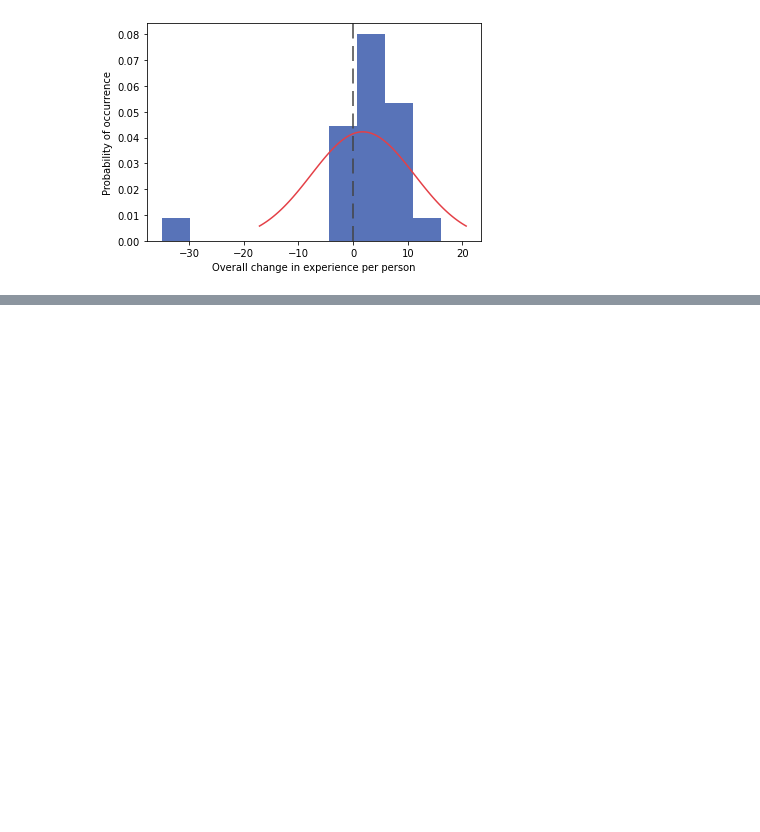
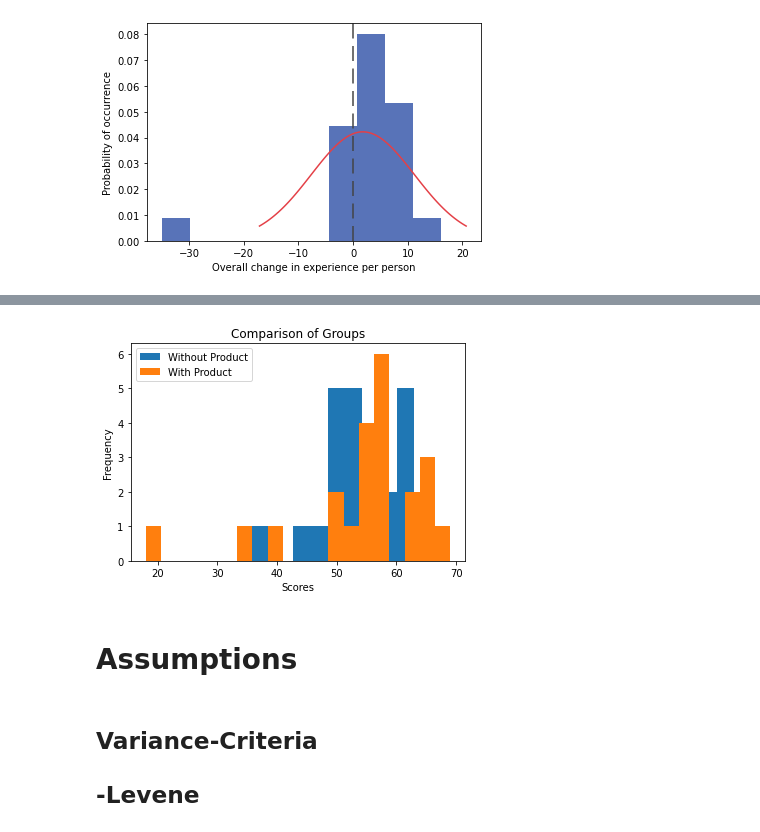
Before and after one commit to TorAP/AudioPydub, a Jupyter notebook: Experiment/evalHistograms.ipynb, the cells around one changed output, grey strips where cells are left out. Cells and saved outputs as stored; diff of their text form; code cells hidden in the pictures; blank space fills up the shorter version.

```diff
--- a/Experiment/evalHistograms.ipynb
+++ b/Experiment/evalHistograms.ipynb
@@ -103,0 +94,19 @@ plt.hist(two)
+# %%
+resWithoutCountSum=resWithout.sum(axis=1)
+# %%
+resWithCountSum =resWith.sum(axis=1)
+# %%
+plt.hist(resWithoutCountSum, label ="Without Product")
+plt.hist(resWithCountSum, bins=20, label ='With Product')
+plt.xlabel('Scores')
+plt.ylabel('Frequency')
+plt.title('Comparison of Groups')
+plt.legend()
+plt.show()
+# %% [output]
+[figure, added]
+# %% [markdown]
+# Assumptions
+# %% [markdown]
+## Variance-Criteria
+## -Levene
```
Also changed, not shown: parts of 17 cells of this notebook.
